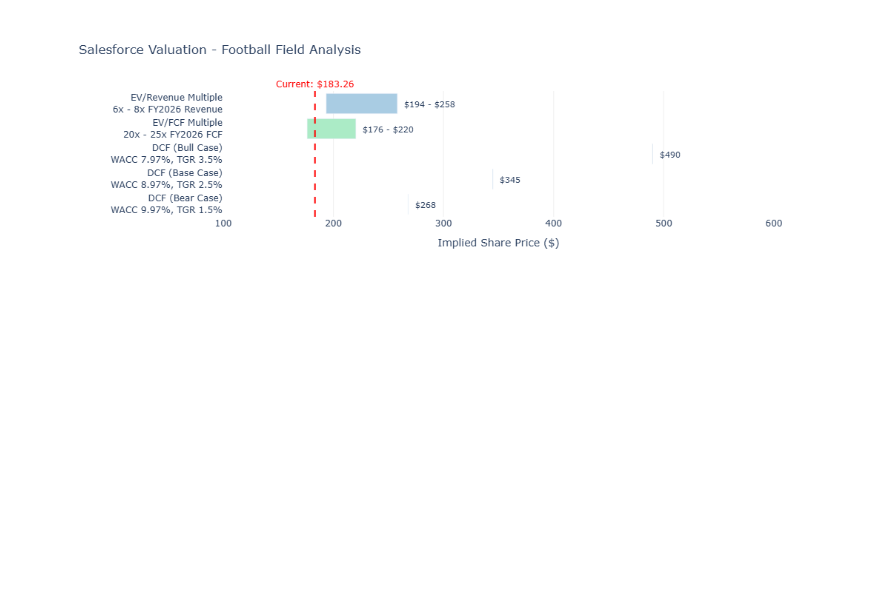
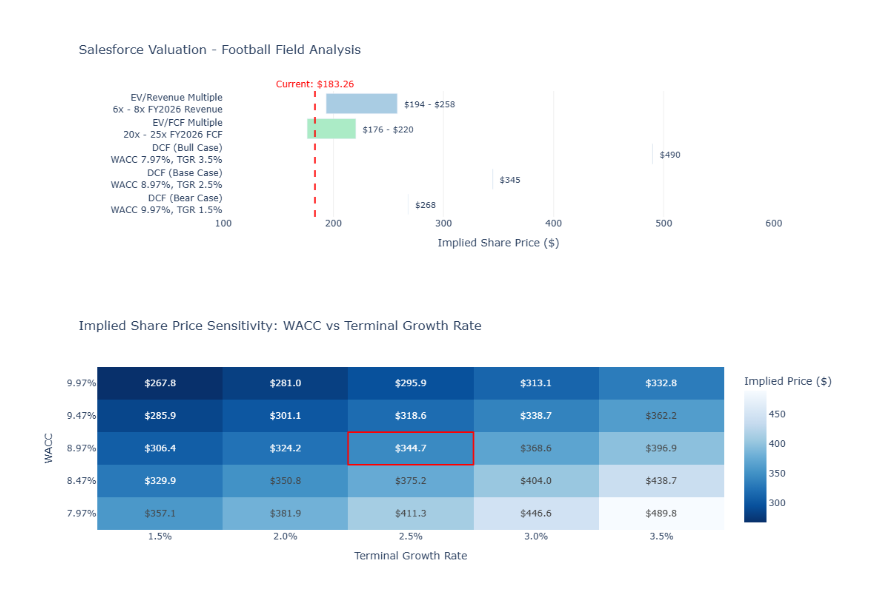
Before and after one commit to houdaoumat-finance/dcf-model, a Jupyter notebook: 04_Visualisation.ipynb, the cells around one changed output. Drawn from its saved outputs; the diff is of its cells as text; code cells hidden in the pictures; blank space fills up the shorter version.

```diff
--- a/04_Visualisation.ipynb
+++ b/04_Visualisation.ipynb
@@ -136,3 +136,52 @@ fig2.update_layout(
 fig2.show()
 # %% [output]
 [figure]
+# %%
+import plotly.graph_objects as go
+
+# sensitivity data
+wacc_range = [0.0797, 0.0847, 0.0897, 0.0947, 0.0997]
+tgr_range  = [0.015, 0.020, 0.025, 0.030, 0.035]
+
+prices = [
+    [357.1, 381.9, 411.3, 446.6, 489.8],
+    [329.9, 350.8, 375.2, 404.0, 438.7],
+    [306.4, 324.2, 344.7, 368.6, 396.9],
+    [285.9, 301.1, 318.6, 338.7, 362.2],
+    [267.8, 281.0, 295.9, 313.1, 332.8],
+]
+
+# text labels for each cell
+text = [[f"${v}" for v in row] for row in prices]
+
+fig3 = go.Figure(data=go.Heatmap(
+    z=prices,
+    x=[f"{g:.1%}" for g in tgr_range],
+    y=[f"{w:.2%}" for w in wacc_range],
+    text=text,
+    texttemplate="%{text}",
+    textfont=dict(size=12),
+    colorscale='Blues',
+    reversescale=True,
+    showscale=True,
+    colorbar=dict(title='Implied Price ($)'),
+))
+
+# mark current price cell (closest to base case)
+fig3.add_shape(
+    type='rect',
+    x0=1.5, x1=2.5,
+    y0=1.5, y1=2.5,
+    line=dict(color='red', width=2),
+)
+
+fig3.update_layout(
+    title='Implied Share Price Sensitivity: WACC vs Terminal Growth Rate',
+    xaxis_title='Terminal Growth Rate',
+    yaxis_title='WACC',
+    height=400,
+)
+
+fig3.show()
+# %% [output]
+[figure, added]
```
Also changed, not shown: 2 other files.
